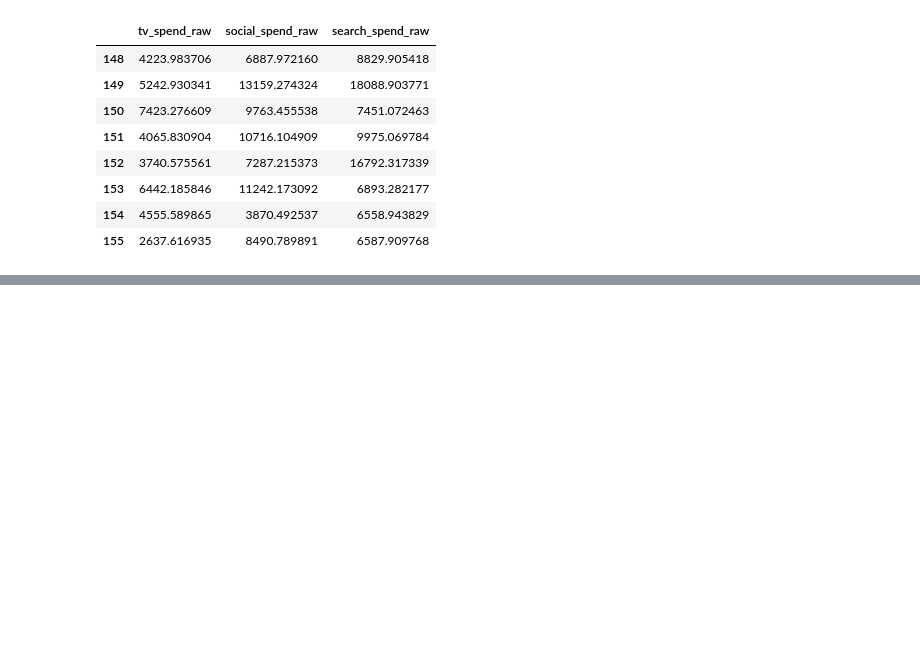
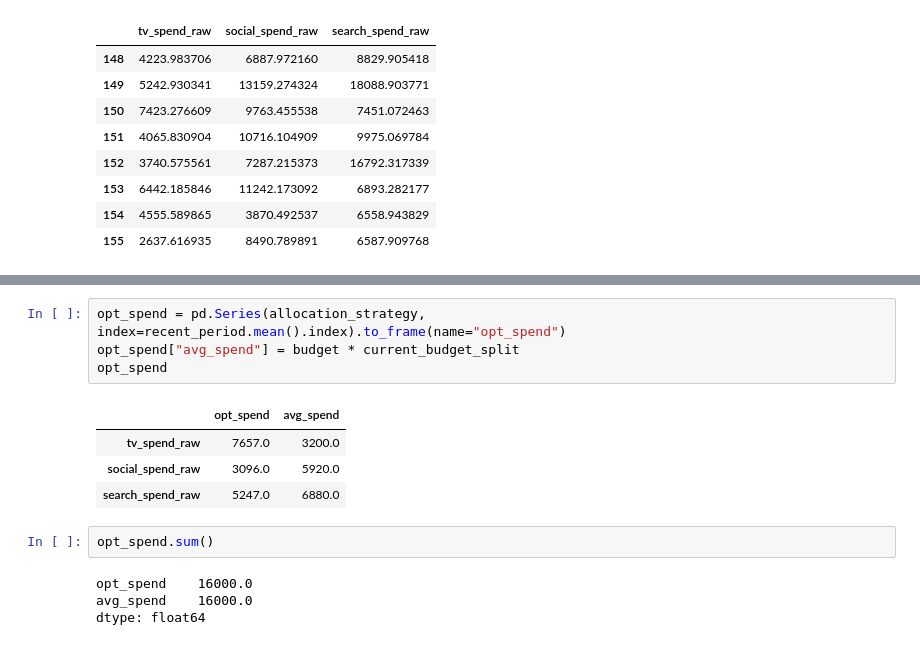
Before and after one commit to raz1470/pymc_marketing, a Jupyter notebook: notebooks/3. optimising budgets with marketing mix models (MMM) in python.ipynb, the cells around one changed output, grey strips where cells are left out. Saved outputs shown, nothing was run; the diff lists cells and outputs as text; blank space fills up the shorter version.

```diff
--- a/notebooks/3. optimising budgets with marketing mix models (MMM) in python.ipynb
+++ b/notebooks/3. optimising budgets with marketing mix models (MMM) in python.ipynb
@@ -265,0 +243,15 @@ Name: sales, dtype: float64
+# %%
+opt_spend = pd.Series(allocation_strategy, index=recent_period.mean().index).to_frame(name="opt_spend")
+opt_spend["avg_spend"] = budget * current_budget_split
+opt_spend
+# %% [output]
+|  | opt_spend | avg_spend |
+| tv_spend_raw | 7657.0 | 3200.0 |
+| social_spend_raw | 3096.0 | 5920.0 |
+| search_spend_raw | 5247.0 | 6880.0 |
+# %%
+opt_spend.sum()
+# %% [output]
+opt_spend    16000.0
+avg_spend    16000.0
+dtype: float64
```
Also changed, not shown: parts of 16 cells of this notebook, 7 other files.
